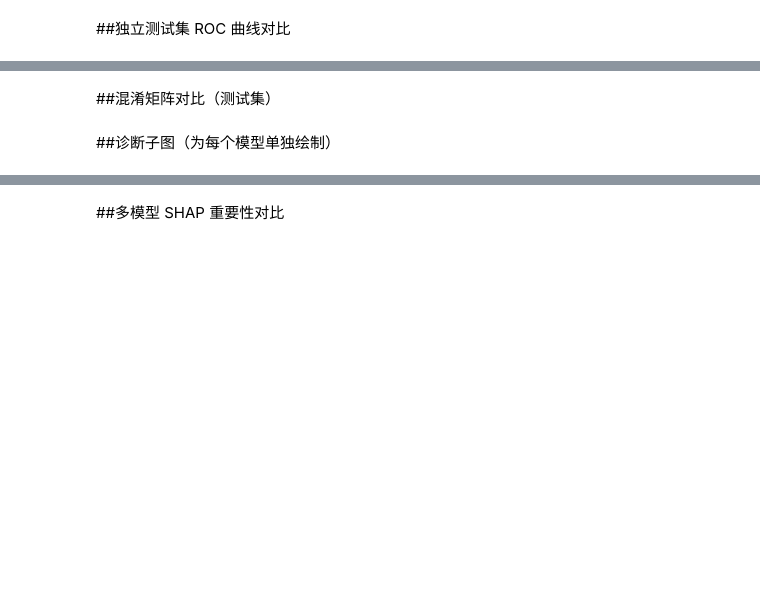
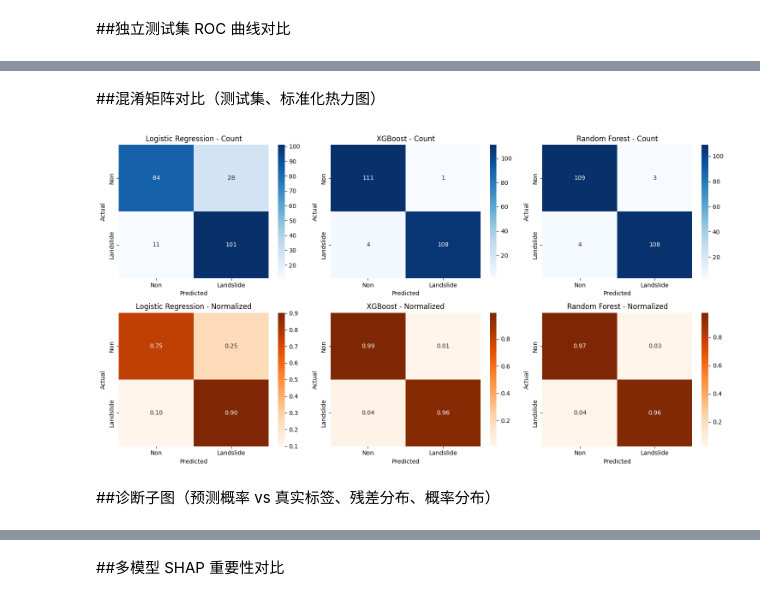
Before and after one commit to Young-yrx/guizhou-landslide, a Jupyter notebook: guizhou.ipynb, the cells around one changed output, grey strips where cells are left out. Drawn from its saved outputs; the diff is of its cells as text; code cells hidden in the pictures; blank space fills up the shorter version.

```diff
--- a/guizhou.ipynb
+++ b/guizhou.ipynb
@@ -266,16 +354,27 @@ plt.tight_layout(); plt.show()
 # %% [markdown]
-##混淆矩阵对比（测试集）
+##混淆矩阵对比（测试集、标准化热力图）
 # %%
-fig, axes = plt.subplots(1, 3, figsize=(15, 4))
+fig, axes = plt.subplots(2, 3, figsize=(15, 8))
 for idx, (name, model) in enumerate(final_models.items()):
-    cm = confusion_matrix(y_test, model.predict(X_test))
-    sns.heatmap(cm, annot=True, fmt='d', cmap='Blues',
-                xticklabels=['Non', 'Landslide'], yticklabels=['Non', 'Landslide'], ax=axes[idx])
-    axes[idx].set_title(f'{name} - Confusion Matrix')
-    axes[idx].set_xlabel('Predicted'); axes[idx].set_ylabel('Actual')
+    y_pred = model.predict(X_test)
+    cm_counts = confusion_matrix(y_test, y_pred)
+    sns.heatmap(cm_counts, annot=True, fmt='d', cmap='Blues',
+                xticklabels=['Non', 'Landslide'], yticklabels=['Non', 'Landslide'],
+                ax=axes[0, idx])
+    axes[0, idx].set_title(f'{name} - Count')
+    axes[0, idx].set_xlabel('Predicted'); axes[0, idx].set_ylabel('Actual')
+
+    cm_norm = confusion_matrix(y_test, y_pred, normalize='true')
+    sns.heatmap(cm_norm, annot=True, fmt='.2f', cmap='Oranges',
+                xticklabels=['Non', 'Landslide'], yticklabels=['Non', 'Landslide'],
+                ax=axes[1, idx])
+    axes[1, idx].set_title(f'{name} - Normalized')
+    axes[1, idx].set_xlabel('Predicted'); axes[1, idx].set_ylabel('Actual')
 plt.tight_layout(); plt.show()
+# %% [output]
+[figure, added]
-# %% [markdown]
-##诊断子图（为每个模型单独绘制）
+# %% [markdown]
+##诊断子图（预测概率 vs 真实标签、残差分布、概率分布）
 # %%
 for name in final_models.keys():
     y_prob = test_probs[name]
```
Also changed, not shown: parts of 22 cells of this notebook.
